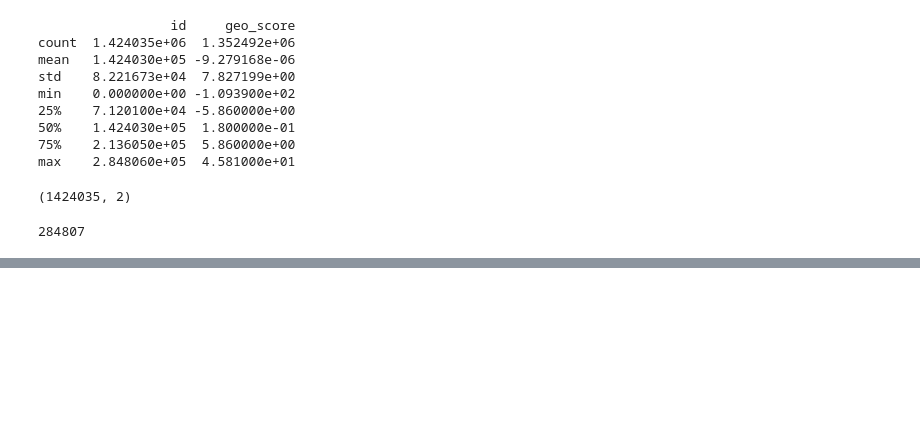
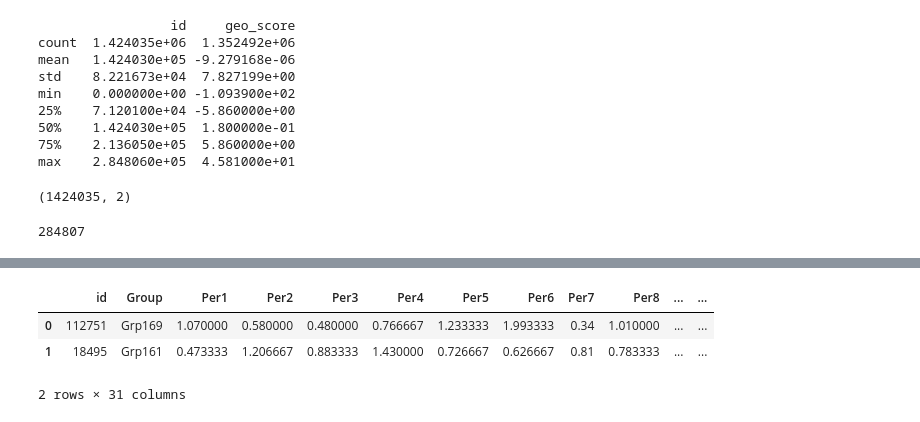
Before and after one commit to KOWSALYAAARU/test_app, a Jupyter notebook: Banking_Domain.ipynb, the cells around one changed output, grey strips where cells are left out. Drawn from its saved outputs; the diff is of its cells as text; code cells hidden in the pictures; blank space fills up the shorter version.

```diff
--- a/Banking_Domain.ipynb
+++ b/Banking_Domain.ipynb
@@ -224,0 +289,7 @@ geo = geo.groupby('id').mean()
+# %%
+all_data.head(2)
+# %% [output]
+|  | id | Group | Per1 | Per2 | Per3 | Per4 | Per5 | Per6 | Per7 | Per8 | ... | ... |
+| 0 | 112751 | Grp169 | 1.070000 | 0.580000 | 0.480000 | 0.766667 | 1.233333 | 1.993333 | 0.34 | 1.010000 | ... | ... |
+| 1 | 18495 | Grp161 | 0.473333 | 1.206667 | 0.883333 | 1.430000 | 0.726667 | 0.626667 | 0.81 | 0.783333 | ... | ... |
+2 rows × 31 columns
```
Also changed, not shown: parts of 21 cells of this notebook.
